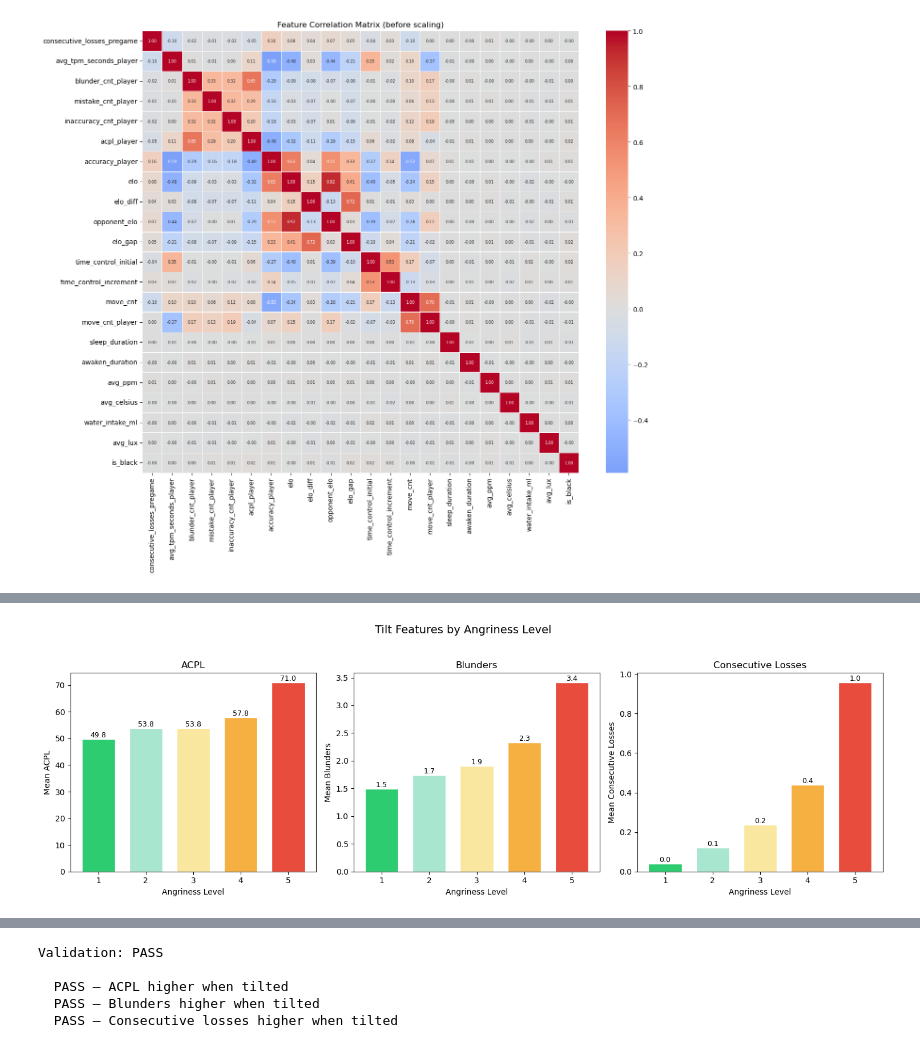
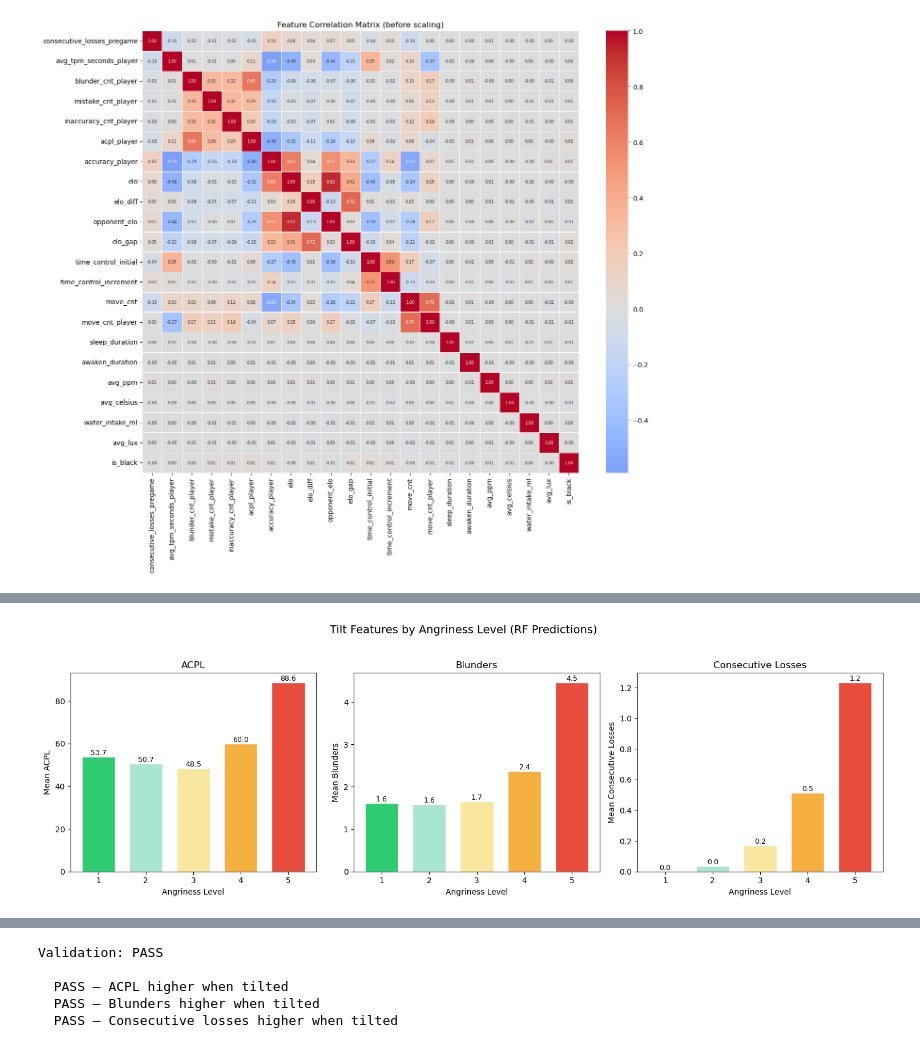
Before and after one commit to Kanku-SEP4-org/Chess-Assistance, a Jupyter notebook: machine_learning/trainers/trainer-angriness-predictor/notebooks/pipeline.ipynb, the cells around one changed output, grey strips where cells are left out. Drawn from its saved outputs; the diff is of its cells as text; code cells hidden in the pictures.

```diff
--- a/machine_learning/trainers/trainer-angriness-predictor/notebooks/pipeline.ipynb
+++ b/machine_learning/trainers/trainer-angriness-predictor/notebooks/pipeline.ipynb
@@ -244,6 +312,26 @@ bin_edges = [float(np.percentile(scores, p)) for p in PERCENTILE_EDGES]
 print(f"Percentiles: {PERCENTILE_EDGES}")
 print(f"Bin edges:   {[round(e, 4) for e in bin_edges]}")
 
-angriness_levels = np.array([score_to_angriness(s, bin_edges) for s in scores])
+y_train = np.array([score_to_angriness(s, bin_edges) for s in scores])
+
+print(f"\nAngriness distribution (IF pseudo-labels, train set):")
+for level in range(1, 6):
+    count = (y_train == level).sum()
+    print(f"  Level {level}: {count:,} ({count / len(y_train):.1%})")
+
+# --- Stage 2: Random Forest Classifier (all 22 features) ---
+all_features = list(df_train.columns)
+print(f"\nStage 2: Random Forest Classifier on {len(all_features)} features")
+
+rf_model = RandomForestClassifier(
+    n_estimators=200,
+    random_state=42,
+    n_jobs=-1,
+)
+rf_model.fit(df_train.values, y_train)
+
+rf_pred_train = rf_model.predict(df_train.values)
+rf_accuracy = (rf_pred_train == y_train).mean()
+print(f"Train accuracy (vs IF labels): {rf_accuracy:.4f}")
 # %% [output]
 Percentiles: [0, 10, 35, 65, 90, 100]
@@ -251,4 +349,5 @@ Bin edges:   [-0.1345, 0.0231, 0.0545, 0.0783, 0.1008, 0.1356]
 # %%
+angriness_levels = rf_pred_train
 level_counts = pd.Series(angriness_levels).value_counts().sort_index()
 level_labels = {1: "Calm", 2: "Mild", 3: "Neutral", 4: "Annoyed", 5: "Tilted"}
 colors = ["#2ecc71", "#a8e6cf", "#f9e79f", "#f5b041", "#e74c3c"]
@@ -263,7 +362,7 @@ ax.set_xticks(level_counts.index)
 ax.set_xticklabels([f"{lvl} - {level_labels[lvl]}" for lvl in level_counts.index])
 ax.set_xlabel("Angriness Level")
 ax.set_ylabel("Number of Games")
-ax.set_title("Angriness Level Distribution")
+ax.set_title("Angriness Level Distribution — RF Predictions (Training Set)")
 fig.tight_layout()
 fig.savefig(PLOT_DIR / "angriness_distribution.png", dpi=150)
 plt.show()
@@ -272,10 +371,10 @@ plt.show()
 # %%
 tilt_cols = ["acpl_player", "blunder_cnt_player", "consecutive_losses_pregame"]
-raw = df_feat.copy()
-raw["_angriness"] = angriness_levels
+raw = raw_train.copy()
+raw["_angriness"] = rf_pred_train
 
 sanity = raw.groupby("_angriness")[tilt_cols].mean().round(2)
 sanity.index.name = "Angriness"
 sanity.columns = ["ACPL", "Blunders", "Consecutive Losses"]
-print("Sanity check — unscaled feature means by angriness level:\n")
+print("Sanity check — unscaled feature means by angriness level (RF predictions, train set):\n")
 sanity
@@ -282,22 +390,22 @@ sanity
 # %%
 fig, axes = plt.subplots(1, 3, figsize=(15, 5))
 
 for ax, (col, label) in zip(axes, [("acpl_player", "ACPL"), ("blunder_cnt_player", "Blunders"), ("consecutive_losses_pregame", "Consecutive Losses")]):
     means = raw.groupby("_angriness")[col].mean()
     bars = ax.bar(means.index, means.values, color=colors, edgecolor="white", width=0.7)
     ax.set_xlabel("Angriness Level")
     ax.set_ylabel(f"Mean {label}")
     ax.set_title(label)
     ax.set_xticks(means.index)
     for bar, val in zip(bars, means.values):
         ax.text(bar.get_x() + bar.get_width() / 2, bar.get_height(),
                 f"{val:.1f}", ha="center", va="bottom", fontsize=9)
 
-fig.suptitle("Tilt Features by Angriness Level", fontsize=14)
+fig.suptitle("Tilt Features by Angriness Level (RF Predictions)", fontsize=14)
 fig.tight_layout(rect=[0, 0, 1, 0.95])
 fig.savefig(PLOT_DIR / "sanity_check_by_level.png", dpi=150)
 plt.show()
 # %% [output]
-[figure, old version]
+[figure, new version]
 # %%
 metrics = {
```
Also changed, not shown: parts of 20 cells of this notebook, 8 other files.
